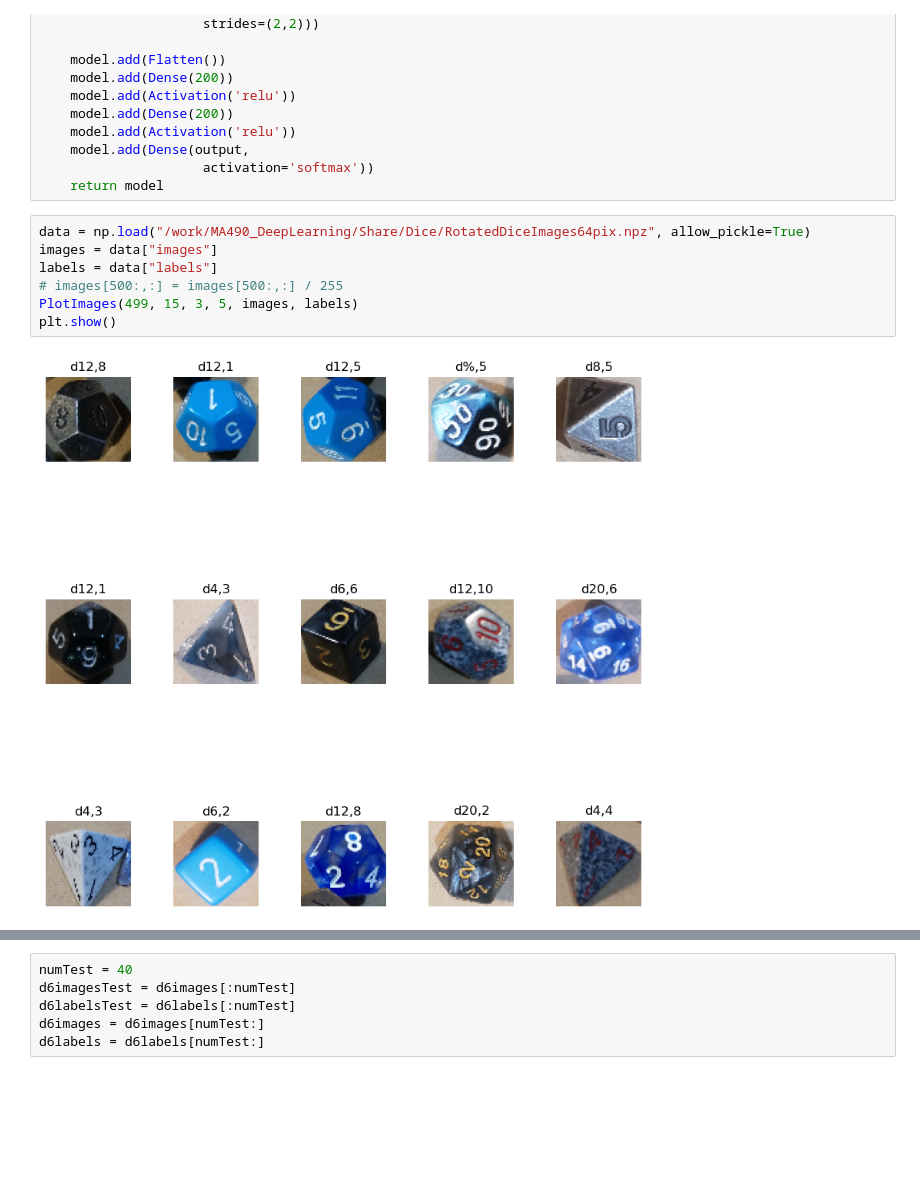
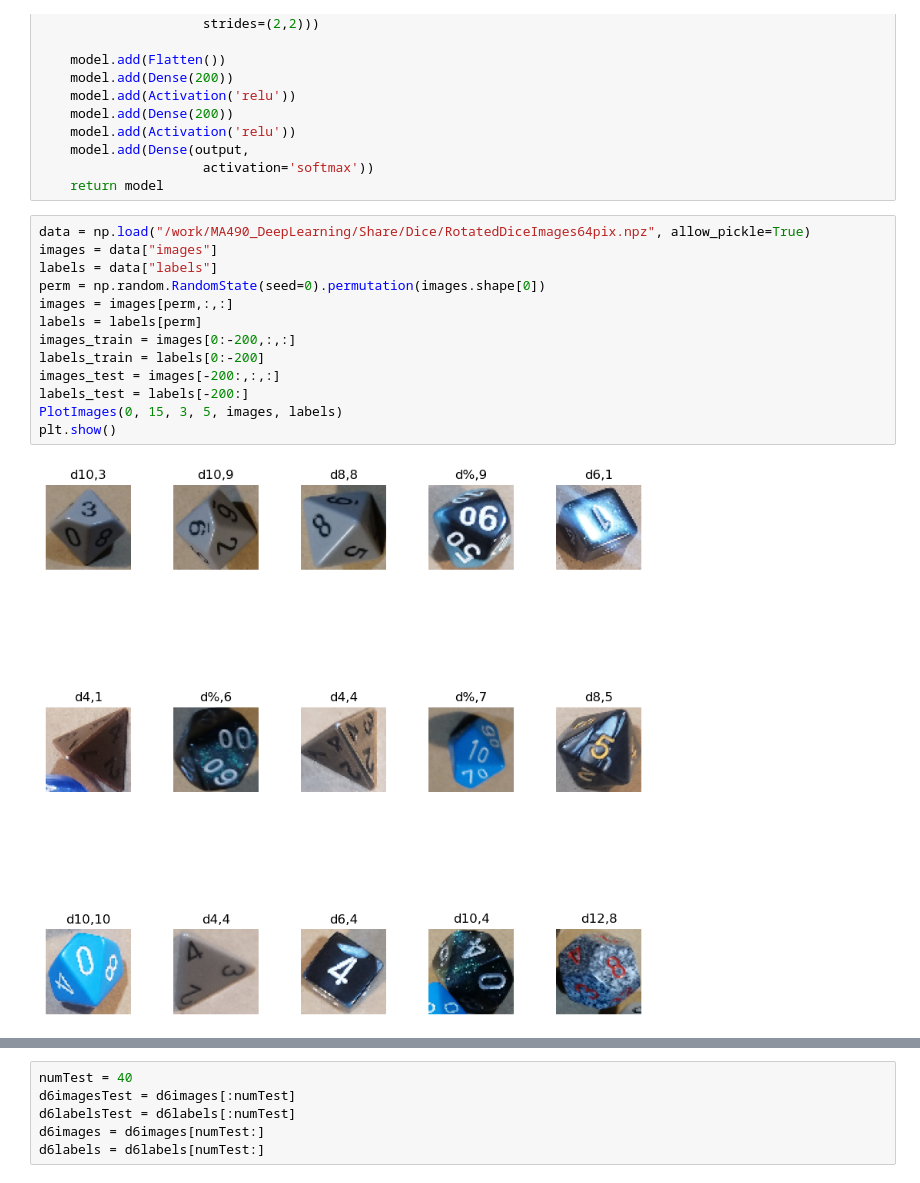
Before and after one commit to lukemcneil/recognizing-dice-values, a Jupyter notebook: CNN Custom Model.ipynb, the cells around one changed output, grey strips where cells are left out. Cells and saved outputs as stored; diff of their text form; blank space fills up the shorter version.

```diff
--- a/CNN Custom Model.ipynb
+++ b/CNN Custom Model.ipynb
@@ -39,9 +39,15 @@ def buildCustomModel(input_shape, output, convolutionalRegions=5, layersInRegion
 # %%
 data = np.load("/work/MA490_DeepLearning/Share/Dice/RotatedDiceImages64pix.npz", allow_pickle=True)
 images = data["images"]
 labels = data["labels"]
-# images[500:,:] = images[500:,:] / 255
-PlotImages(499, 15, 3, 5, images, labels)
+perm = np.random.RandomState(seed=0).permutation(images.shape[0])
+images = images[perm,:,:]
+labels = labels[perm]
+images_train = images[0:-200,:,:]
+labels_train = labels[0:-200]
+images_test = images[-200:,:,:]
+labels_test = labels[-200:]
+PlotImages(0, 15, 3, 5, images, labels)
 plt.show()
 # %% [output]
-[figure, old version]
+[figure, new version]
```
Also changed, not shown: parts of 10 cells of this notebook.
